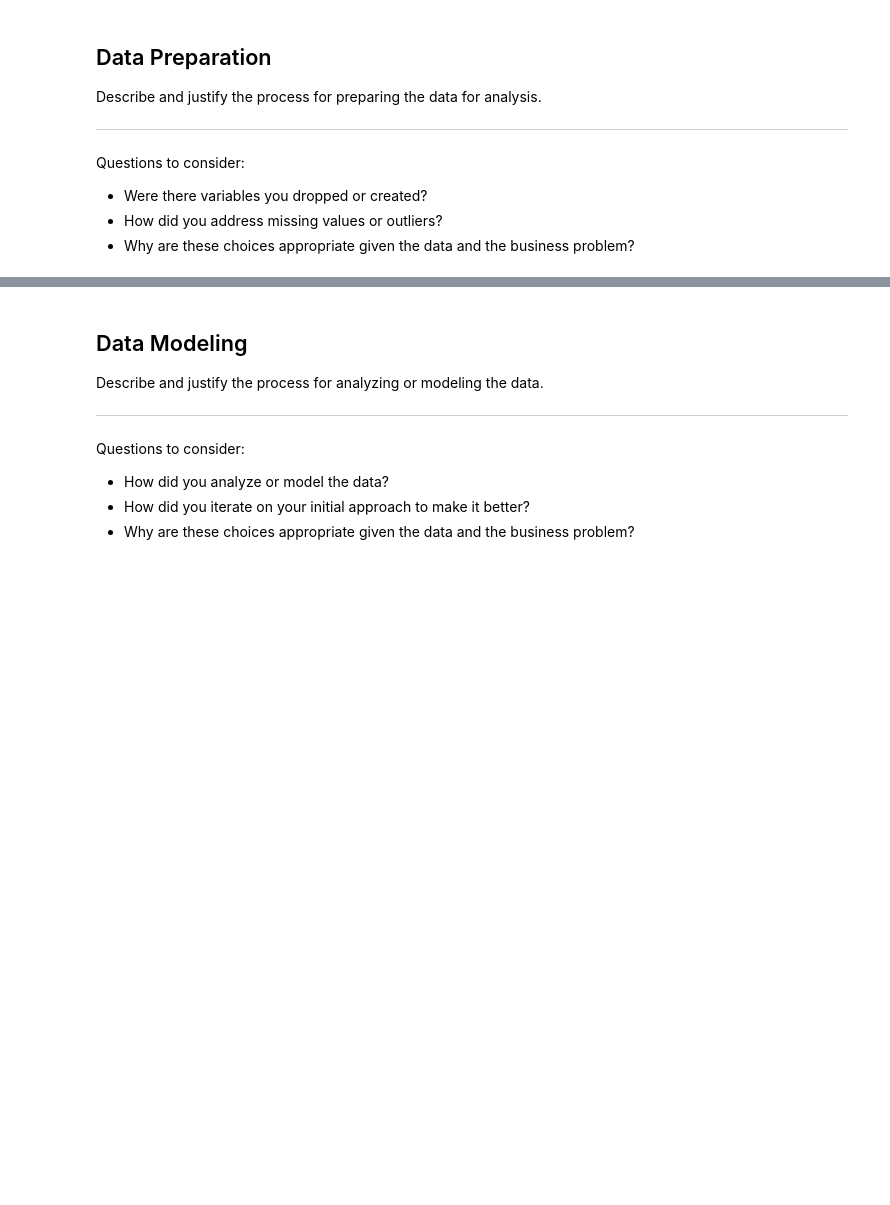
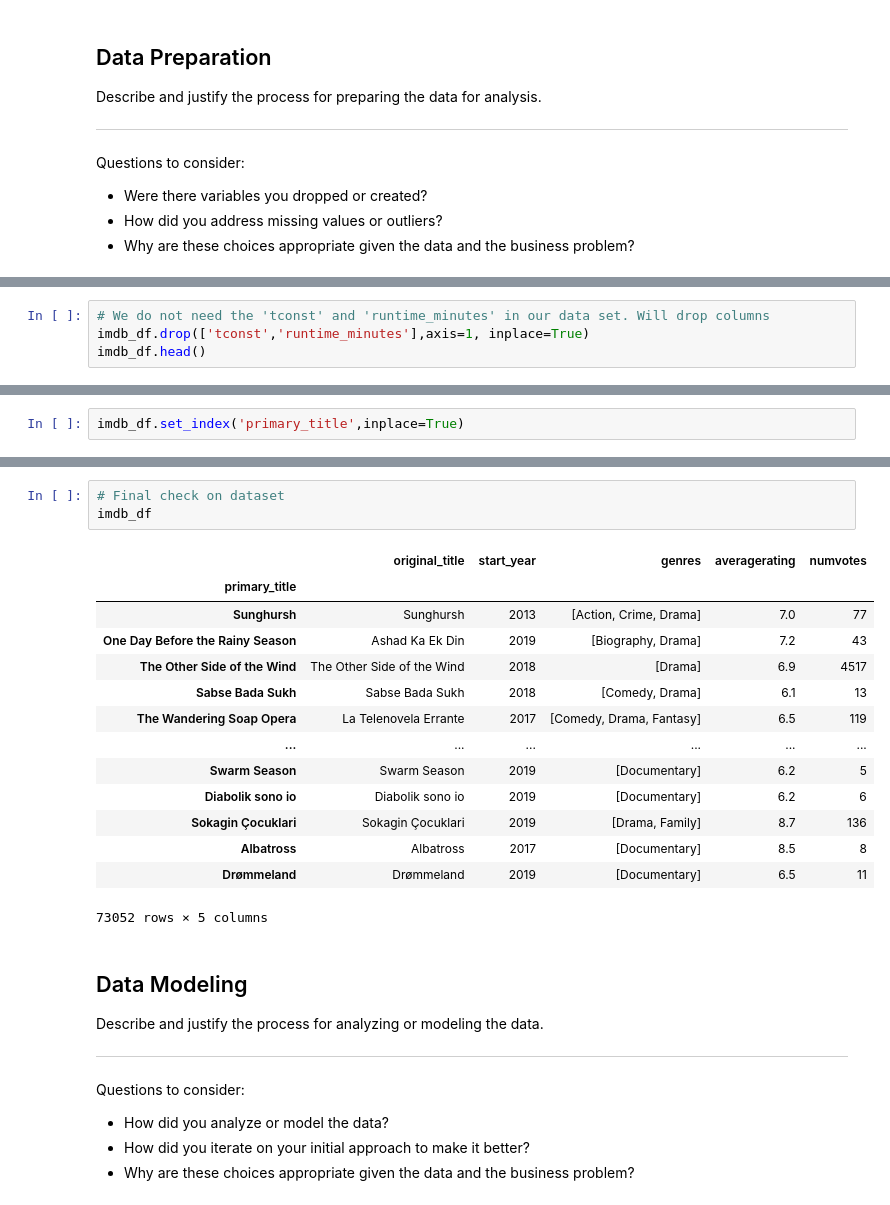
Before and after one commit to brianlee35/pokemon_tcg_analysis, a Jupyter notebook: movie-analysis.ipynb, the cells around one changed output, grey strips where cells are left out. Cells and saved outputs as stored; diff of their text form; blank space fills up the shorter version.

```diff
--- a/movie-analysis.ipynb
+++ b/movie-analysis.ipynb
@@ -214,0 +236,4 @@ Questions to consider:
+# %%
+# We do not need the 'tconst' and 'runtime_minutes' in our data set. Will drop columns
+imdb_df.drop(['tconst','runtime_minutes'],axis=1, inplace=True)
+imdb_df.head()
@@ -214,0 +247,2 @@ Questions to consider:
+# %%
+imdb_df.set_index('primary_title',inplace=True)
@@ -215,3 +262,21 @@ Questions to consider:
+# %%
+# Final check on dataset
+imdb_df
+# %% [output]
+|  | original_title | start_year | genres | averagerating | numvotes |
+| primary_title |  |  |  |  |  |
+| Sunghursh | Sunghursh | 2013 | [Action, Crime, Drama] | 7.0 | 77 |
+| One Day Before the Rainy Season | Ashad Ka Ek Din | 2019 | [Biography, Drama] | 7.2 | 43 |
+| The Other Side of the Wind | The Other Side of the Wind | 2018 | [Drama] | 6.9 | 4517 |
+| Sabse Bada Sukh | Sabse Bada Sukh | 2018 | [Comedy, Drama] | 6.1 | 13 |
+| The Wandering Soap Opera | La Telenovela Errante | 2017 | [Comedy, Drama, Fantasy] | 6.5 | 119 |
+| ... | ... | ... | ... | ... | ... |
+| Swarm Season | Swarm Season | 2019 | [Documentary] | 6.2 | 5 |
+| Diabolik sono io | Diabolik sono io | 2019 | [Documentary] | 6.2 | 6 |
+| Sokagin Çocuklari | Sokagin Çocuklari | 2019 | [Drama, Family] | 8.7 | 136 |
+| Albatross | Albatross | 2017 | [Documentary] | 8.5 | 8 |
+| Drømmeland | Drømmeland | 2019 | [Documentary] | 6.5 | 11 |
+73052 rows × 5 columns
 # %% [markdown]
 ## Data Modeling
 
```
Also changed, not shown: parts of 18 cells of this notebook.
